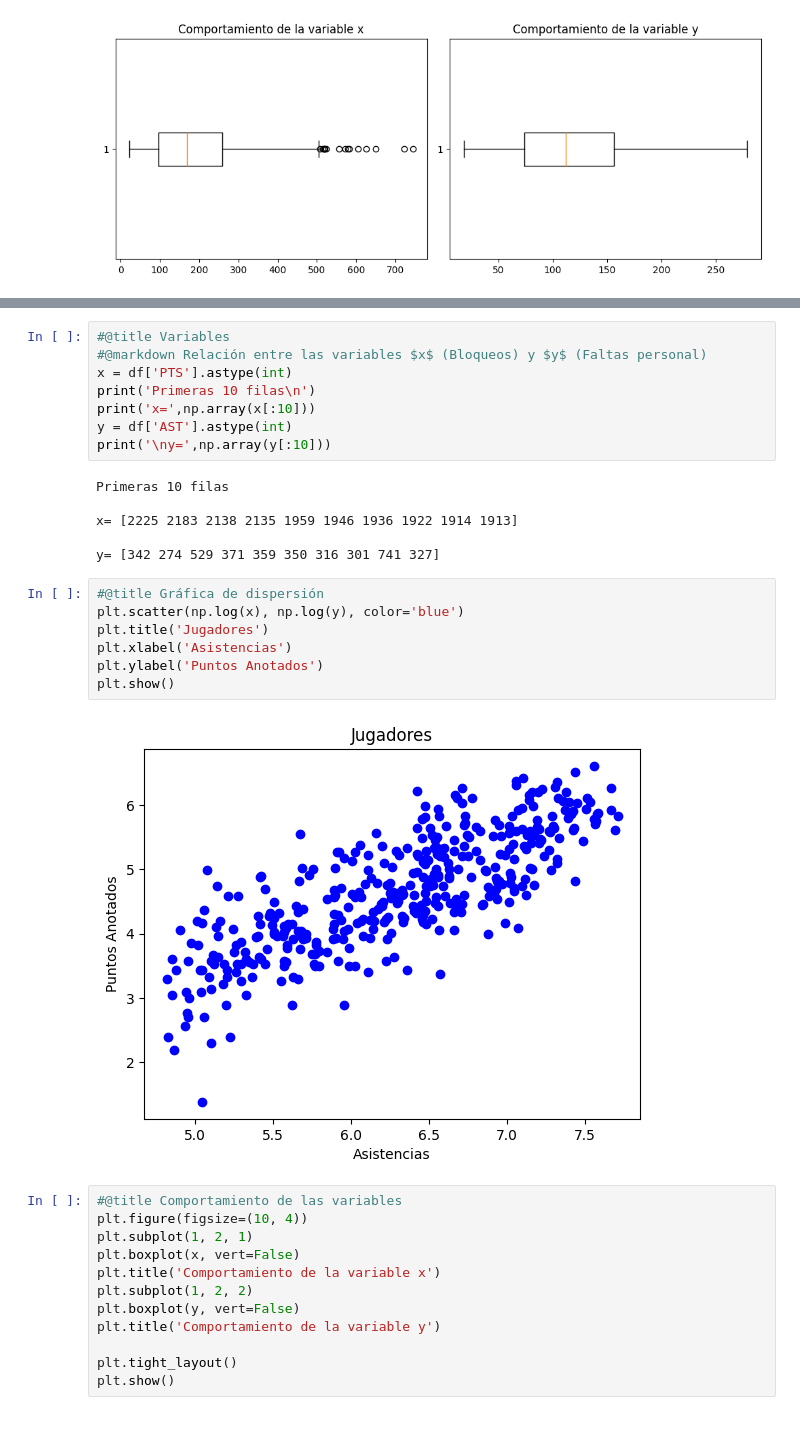
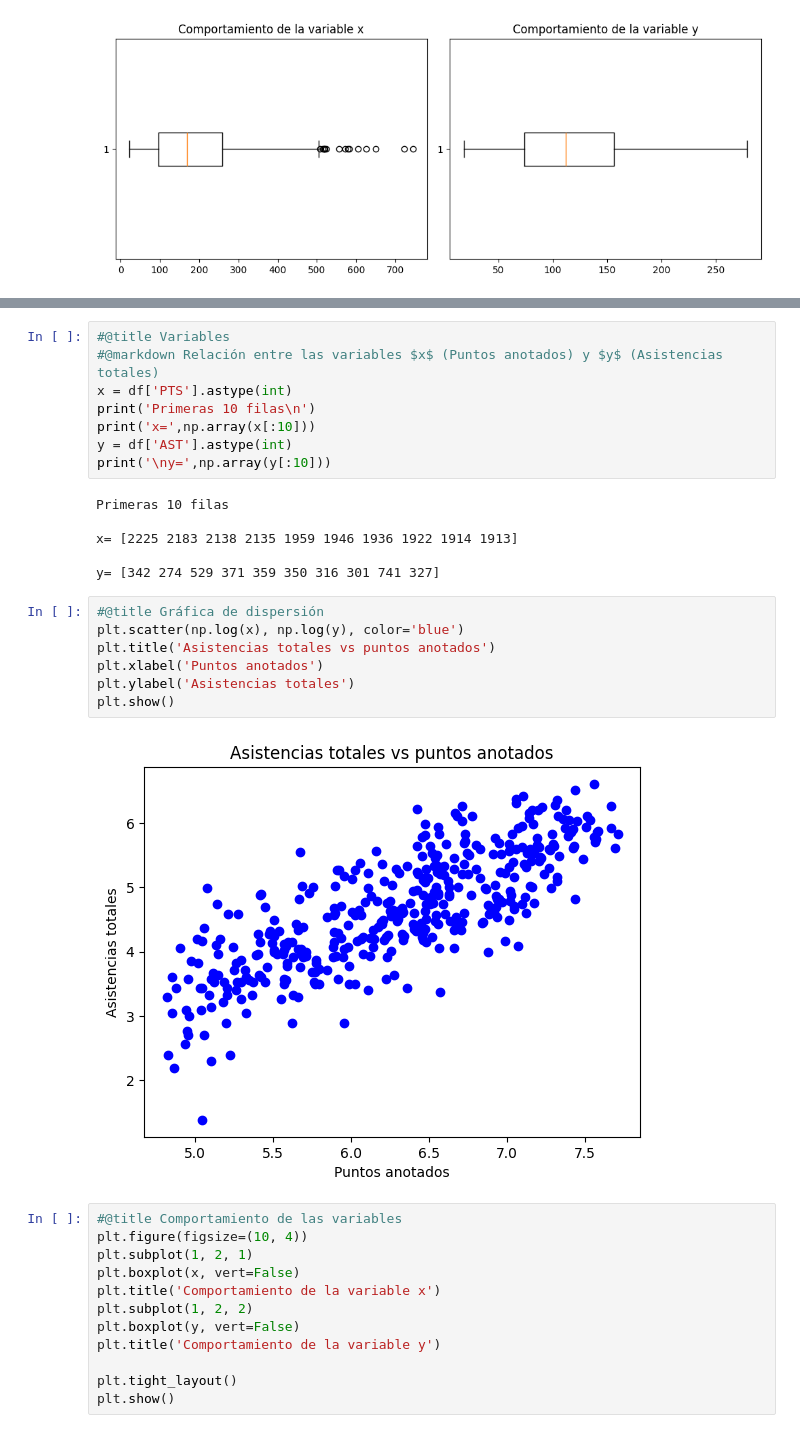
Before and after one commit to LauraCD2/23_nba, a Jupyter notebook: Proyecto.ipynb, the cells around one changed output, grey strips where cells are left out. Saved outputs shown, nothing was run; the diff lists cells and outputs as text.

```diff
--- a/Proyecto.ipynb
+++ b/Proyecto.ipynb
@@ -861,6 +858,6 @@ plt.show()
 # %%
 #@title Variables
-#@markdown Relación entre las variables $x$ (Bloqueos) y $y$ (Faltas personal)
+#@markdown Relación entre las variables $x$ (Puntos anotados) y $y$ (Asistencias totales)
 x = df['PTS'].astype(int)
 print('Primeras 10 filas\n')
 print('x=',np.array(x[:10]))
@@ -875,12 +872,12 @@ y= [342 274 529 371 359 350 316 301 741 327]
 # %%
 #@title Gráfica de dispersión
 plt.scatter(np.log(x), np.log(y), color='blue')
-plt.title('Jugadores')
-plt.xlabel('Asistencias')
-plt.ylabel('Puntos Anotados')
+plt.title('Asistencias totales vs puntos anotados')
+plt.xlabel('Puntos anotados')
+plt.ylabel('Asistencias totales')
 plt.show()
 # %% [output]
-[figure, old version]
+[figure, new version]
 # %%
 #@title Comportamiento de las variables
 plt.figure(figsize=(10, 4))
```
Also changed, not shown: parts of 38 cells of this notebook.
